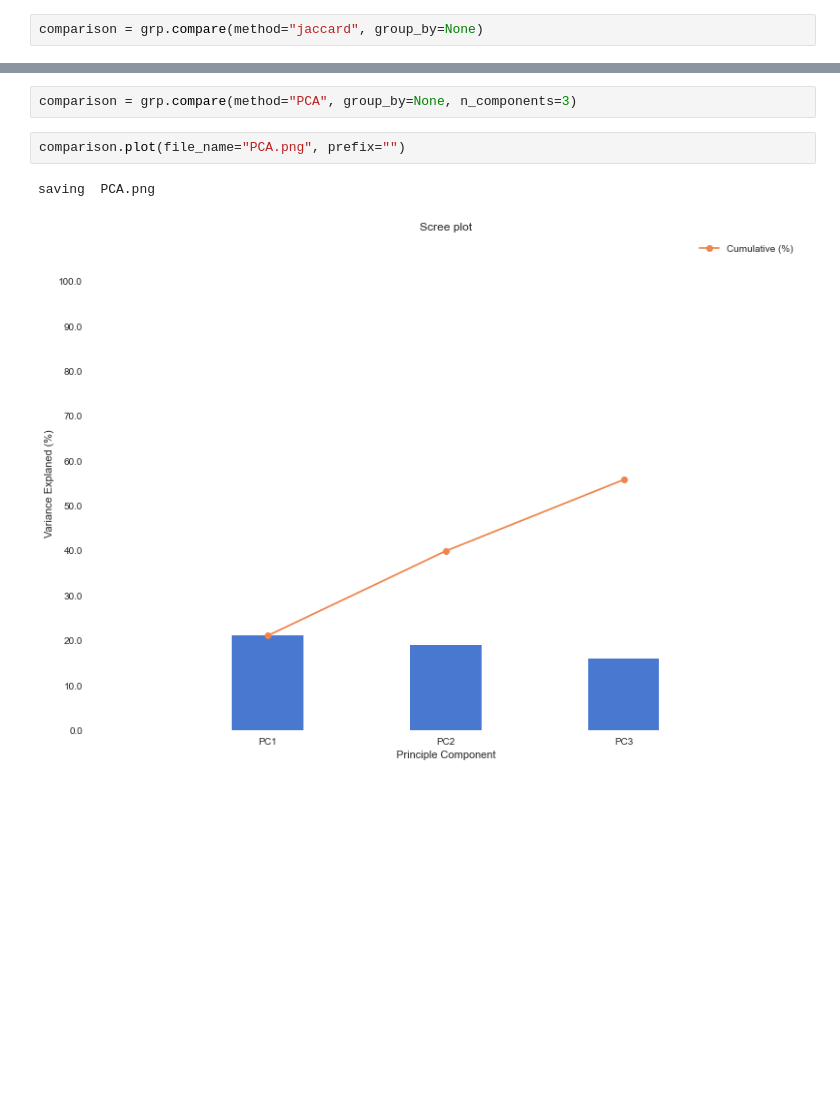
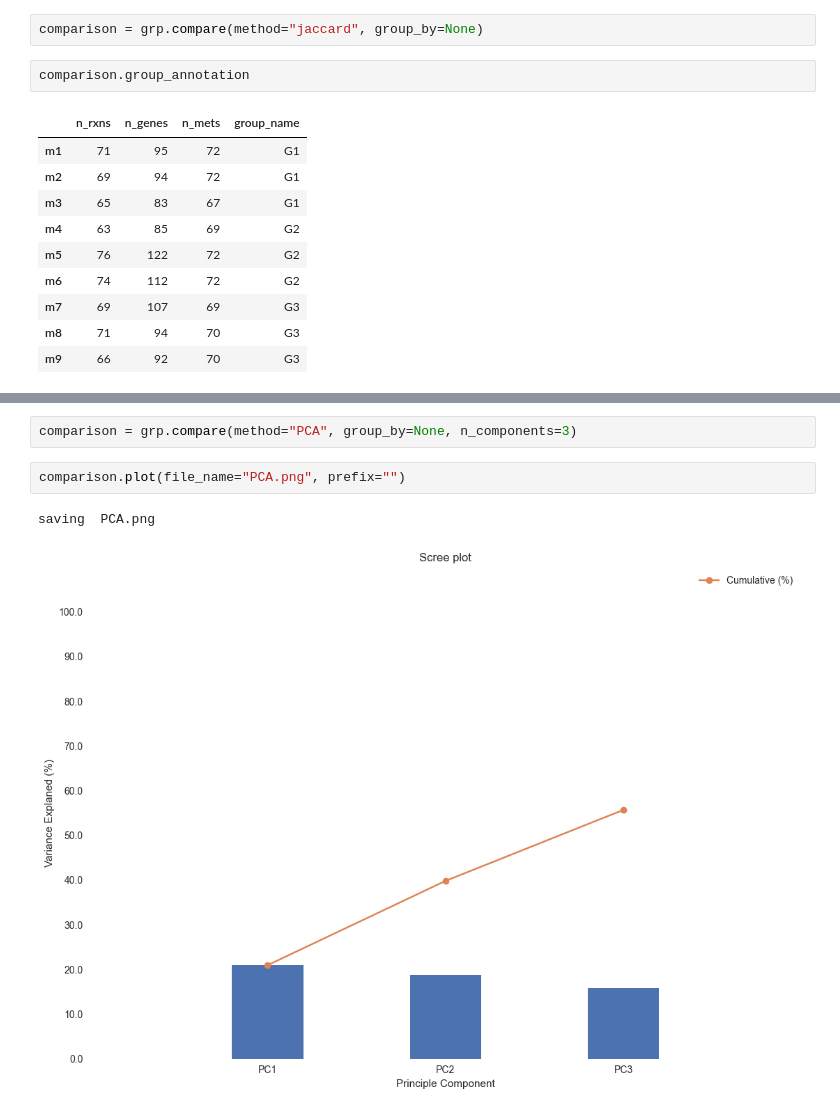
Before and after one commit to qwerty239qwe/pipeGEM, a Jupyter notebook: docs/source/tutorial/1_basic.ipynb, the cells around one changed output, grey strips where cells are left out. Cells and saved outputs as stored; diff of their text form; blank space fills up the shorter version.

```diff
--- a/docs/source/tutorial/1_basic.ipynb
+++ b/docs/source/tutorial/1_basic.ipynb
@@ -290,3 +314,16 @@ G3  0.924342  0.953795  1.000000
 # %%
 comparison = grp.compare(method="jaccard", group_by=None)
+# %%
+comparison.group_annotation
+# %% [output]
+|  | n_rxns | n_genes | n_mets | group_name |
+| m1 | 71 | 95 | 72 | G1 |
+| m2 | 69 | 94 | 72 | G1 |
+| m3 | 65 | 83 | 67 | G1 |
+| m4 | 63 | 85 | 69 | G2 |
+| m5 | 76 | 122 | 72 | G2 |
+| m6 | 74 | 112 | 72 | G2 |
+| m7 | 69 | 107 | 69 | G3 |
+| m8 | 71 | 94 | 70 | G3 |
+| m9 | 66 | 92 | 70 | G3 |
 # %%
```
Also changed, not shown: parts of 21 cells of this notebook, 8 other files.
